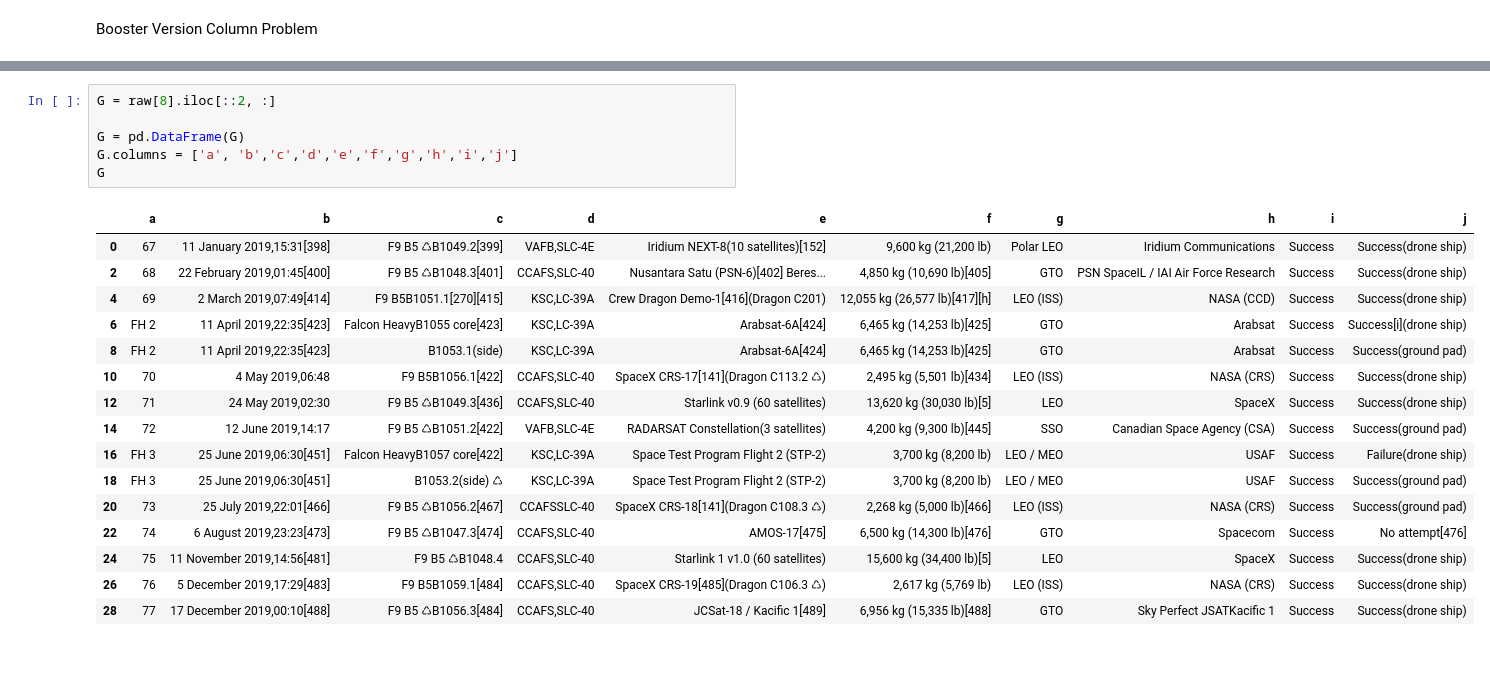
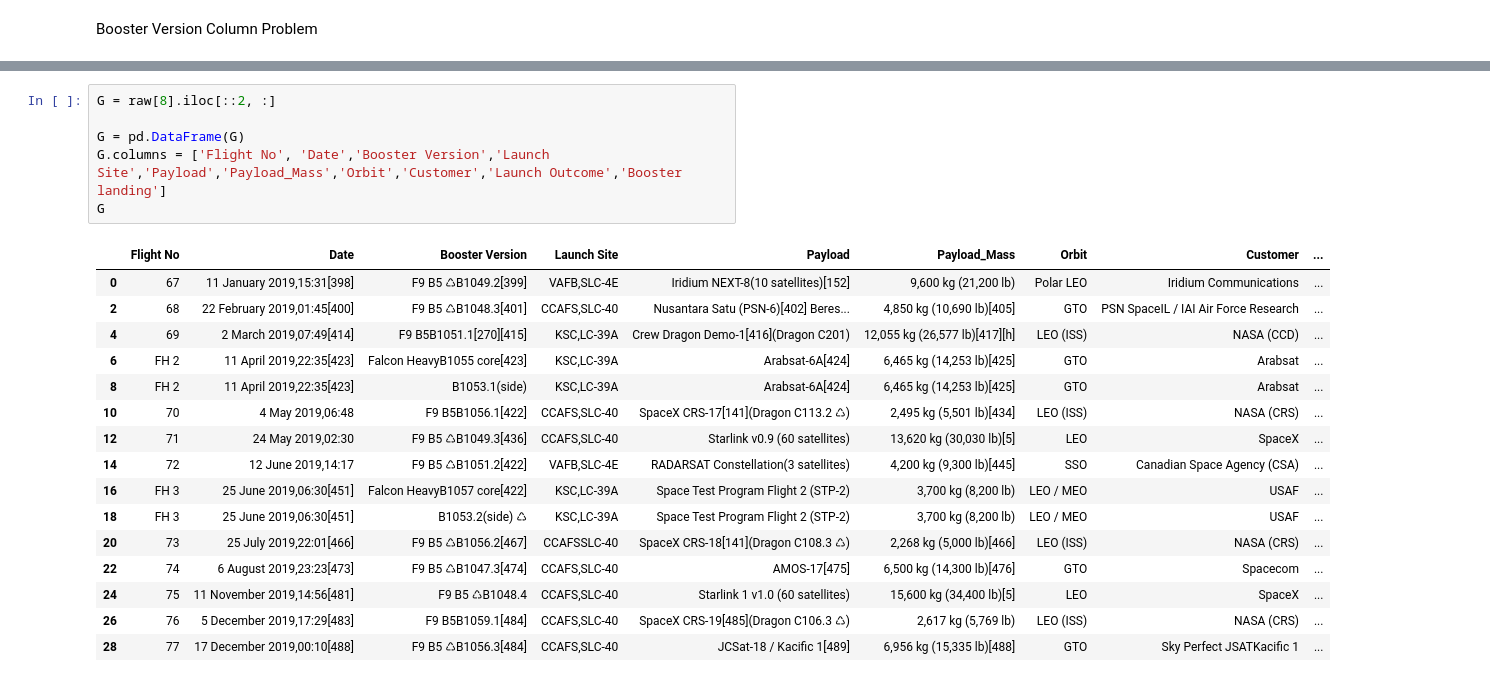
Before and after one commit to heyrobin/Python-DataScrap, a Jupyter notebook: Falcon_9_and_Falcon_Heavy_launches_in_Pandas.ipynb, the cells around one changed output, grey strips where cells are left out. Saved outputs shown, nothing was run; the diff lists cells and outputs as text.

```diff
--- a/Falcon_9_and_Falcon_Heavy_launches_in_Pandas.ipynb
+++ b/Falcon_9_and_Falcon_Heavy_launches_in_Pandas.ipynb
@@ -275,23 +292,23 @@ F['Booster Version'] = F['Booster Version'].str.replace('♺', '').str.replace('
 # %%
 G = raw[8].iloc[::2, :]
 
 G = pd.DataFrame(G)
-G.columns = ['a', 'b','c','d','e','f','g','h','i','j']
+G.columns = ['Flight No', 'Date','Booster Version','Launch Site','Payload','Payload_Mass','Orbit','Customer','Launch Outcome','Booster landing']
 G
 # %% [output]
-|  | a | b | c | d | e | f | g | h | i | j |
-| 0 | 67 | 11 January 2019,15:31[398] | F9 B5 ♺B1049.2[399] | VAFB,SLC-4E | Iridium NEXT-8(10 satellites)[152] | 9,600 kg (21,200 lb) | Polar LEO | Iridium Communications | Success | Success(drone ship) |
-| 2 | 68 | 22 February 2019,01:45[400] | F9 B5 ♺B1048.3[401] | CCAFS,SLC-40 | Nusantara Satu (PSN-6)[402] Beres... | 4,850 kg (10,690 lb)[405] | GTO | PSN SpaceIL / IAI Air Force Research | Success | Success(drone ship) |
-| 4 | 69 | 2 March 2019,07:49[414] | F9 B5B1051.1[270][415] | KSC,LC-39A | Crew Dragon Demo-1[416](Dragon C201) | 12,055 kg (26,577 lb)[417][h] | LEO (ISS) | NASA (CCD) | Success | Success(drone ship) |
-| 6 | FH 2 | 11 April 2019,22:35[423] | Falcon HeavyB1055 core[423] | KSC,LC-39A | Arabsat-6A[424] | 6,465 kg (14,253 lb)[425] | GTO | Arabsat | Success | Success[i](drone ship) |
-| 8 | FH 2 | 11 April 2019,22:35[423] | B1053.1(side) | KSC,LC-39A | Arabsat-6A[424] | 6,465 kg (14,253 lb)[425] | GTO | Arabsat | Success | Success(ground pad) |
-| 10 | 70 | 4 May 2019,06:48 | F9 B5B1056.1[422] | CCAFS,SLC-40 | SpaceX CRS-17[141](Dragon C113.2 ♺) | 2,495 kg (5,501 lb)[434] | LEO (ISS) | NASA (CRS) | Success | Success(drone ship) |
-| 12 | 71 | 24 May 2019,02:30 | F9 B5 ♺B1049.3[436] | CCAFS,SLC-40 | Starlink v0.9 (60 satellites) | 13,620 kg (30,030 lb)[5] | LEO | SpaceX | Success | Success(drone ship) |
-| 14 | 72 | 12 June 2019,14:17 | F9 B5 ♺B1051.2[422] | VAFB,SLC-4E | RADARSAT Constellation(3 satellites) | 4,200 kg (9,300 lb)[445] | SSO | Canadian Space Agency (CSA) | Success | Success(ground pad) |
-| 16 | FH 3 | 25 June 2019,06:30[451] | Falcon HeavyB1057 core[422] | KSC,LC-39A | Space Test Program Flight 2 (STP-2) | 3,700 kg (8,200 lb) | LEO / MEO | USAF | Success | Failure(drone ship) |
-| 18 | FH 3 | 25 June 2019,06:30[451] | B1053.2(side) ♺ | KSC,LC-39A | Space Test Program Flight 2 (STP-2) | 3,700 kg (8,200 lb) | LEO / MEO | USAF | Success | Success(ground pad) |
-| 20 | 73 | 25 July 2019,22:01[466] | F9 B5 ♺B1056.2[467] | CCAFSSLC-40 | SpaceX CRS-18[141](Dragon C108.3 ♺) | 2,268 kg (5,000 lb)[466] | LEO (ISS) | NASA (CRS) | Success | Success(ground pad) |
-| 22 | 74 | 6 August 2019,23:23[473] | F9 B5 ♺B1047.3[474] | CCAFS,SLC-40 | AMOS-17[475] | 6,500 kg (14,300 lb)[476] | GTO | Spacecom | Success | No attempt[476] |
-| 24 | 75 | 11 November 2019,14:56[481] | F9 B5 ♺B1048.4 | CCAFS,SLC-40 | Starlink 1 v1.0 (60 satellites) | 15,600 kg (34,400 lb)[5] | LEO | SpaceX | Success | Success(drone ship) |
-| 26 | 76 | 5 December 2019,17:29[483] | F9 B5B1059.1[484] | CCAFS,SLC-40 | SpaceX CRS-19[485](Dragon C106.3 ♺) | 2,617 kg (5,769 lb) | LEO (ISS) | NASA (CRS) | Success | Success(drone ship) |
-| 28 | 77 | 17 December 2019,00:10[488] | F9 B5 ♺B1056.3[484] | CCAFS,SLC-40 | JCSat-18 / Kacific 1[489] | 6,956 kg (15,335 lb)[488] | GTO | Sky Perfect JSATKacific 1 | Success | Success(drone ship) |
+|  | Flight No | Date | Booster Version | Launch Site | Payload | Payload_Mass | Orbit | Customer | ... |
+| 0 | 67 | 11 January 2019,15:31[398] | F9 B5 ♺B1049.2[399] | VAFB,SLC-4E | Iridium NEXT-8(10 satellites)[152] | 9,600 kg (21,200 lb) | Polar LEO | Iridium Communications | ... |
+| 2 | 68 | 22 February 2019,01:45[400] | F9 B5 ♺B1048.3[401] | CCAFS,SLC-40 | Nusantara Satu (PSN-6)[402] Beres... | 4,850 kg (10,690 lb)[405] | GTO | PSN SpaceIL / IAI Air Force Research | ... |
+| 4 | 69 | 2 March 2019,07:49[414] | F9 B5B1051.1[270][415] | KSC,LC-39A | Crew Dragon Demo-1[416](Dragon C201) | 12,055 kg (26,577 lb)[417][h] | LEO (ISS) | NASA (CCD) | ... |
+| 6 | FH 2 | 11 April 2019,22:35[423] | Falcon HeavyB1055 core[423] | KSC,LC-39A | Arabsat-6A[424] | 6,465 kg (14,253 lb)[425] | GTO | Arabsat | ... |
+| 8 | FH 2 | 11 April 2019,22:35[423] | B1053.1(side) | KSC,LC-39A | Arabsat-6A[424] | 6,465 kg (14,253 lb)[425] | GTO | Arabsat | ... |
+| 10 | 70 | 4 May 2019,06:48 | F9 B5B1056.1[422] | CCAFS,SLC-40 | SpaceX CRS-17[141](Dragon C113.2 ♺) | 2,495 kg (5,501 lb)[434] | LEO (ISS) | NASA (CRS) | ... |
+| 12 | 71 | 24 May 2019,02:30 | F9 B5 ♺B1049.3[436] | CCAFS,SLC-40 | Starlink v0.9 (60 satellites) | 13,620 kg (30,030 lb)[5] | LEO | SpaceX | ... |
+| 14 | 72 | 12 June 2019,14:17 | F9 B5 ♺B1051.2[422] | VAFB,SLC-4E | RADARSAT Constellation(3 satellites) | 4,200 kg (9,300 lb)[445] | SSO | Canadian Space Agency (CSA) | ... |
+| 16 | FH 3 | 25 June 2019,06:30[451] | Falcon HeavyB1057 core[422] | KSC,LC-39A | Space Test Program Flight 2 (STP-2) | 3,700 kg (8,200 lb) | LEO / MEO | USAF | ... |
+| 18 | FH 3 | 25 June 2019,06:30[451] | B1053.2(side) ♺ | KSC,LC-39A | Space Test Program Flight 2 (STP-2) | 3,700 kg (8,200 lb) | LEO / MEO | USAF | ... |
+| 20 | 73 | 25 July 2019,22:01[466] | F9 B5 ♺B1056.2[467] | CCAFSSLC-40 | SpaceX CRS-18[141](Dragon C108.3 ♺) | 2,268 kg (5,000 lb)[466] | LEO (ISS) | NASA (CRS) | ... |
+| 22 | 74 | 6 August 2019,23:23[473] | F9 B5 ♺B1047.3[474] | CCAFS,SLC-40 | AMOS-17[475] | 6,500 kg (14,300 lb)[476] | GTO | Spacecom | ... |
+| 24 | 75 | 11 November 2019,14:56[481] | F9 B5 ♺B1048.4 | CCAFS,SLC-40 | Starlink 1 v1.0 (60 satellites) | 15,600 kg (34,400 lb)[5] | LEO | SpaceX | ... |
+| 26 | 76 | 5 December 2019,17:29[483] | F9 B5B1059.1[484] | CCAFS,SLC-40 | SpaceX CRS-19[485](Dragon C106.3 ♺) | 2,617 kg (5,769 lb) | LEO (ISS) | NASA (CRS) | ... |
+| 28 | 77 | 17 December 2019,00:10[488] | F9 B5 ♺B1056.3[484] | CCAFS,SLC-40 | JCSat-18 / Kacific 1[489] | 6,956 kg (15,335 lb)[488] | GTO | Sky Perfect JSATKacific 1 | ... |
```
Also changed, not shown: parts of 16 cells of this notebook.
